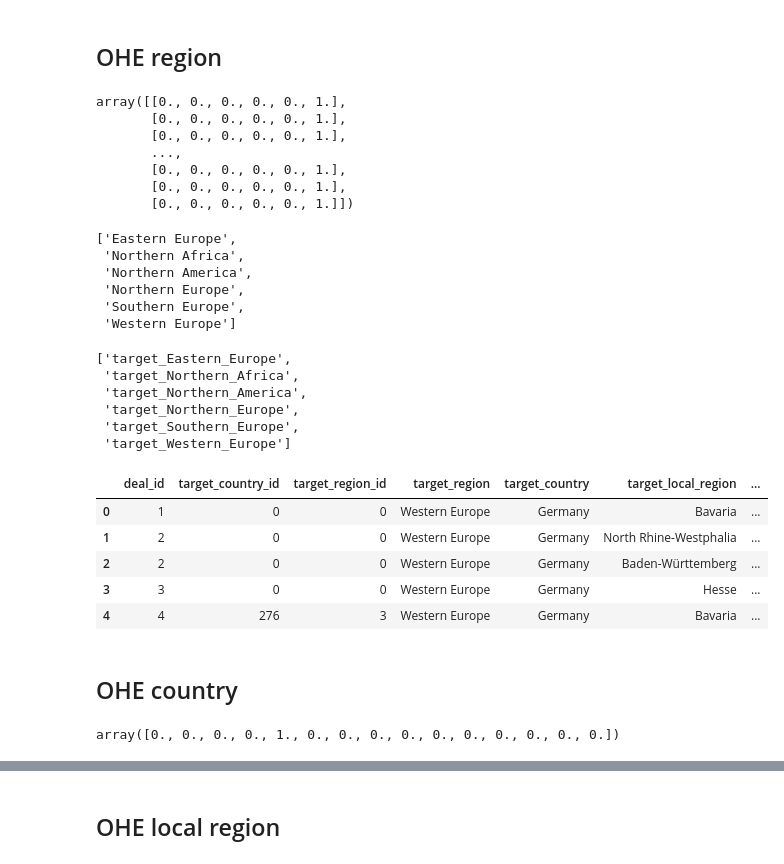
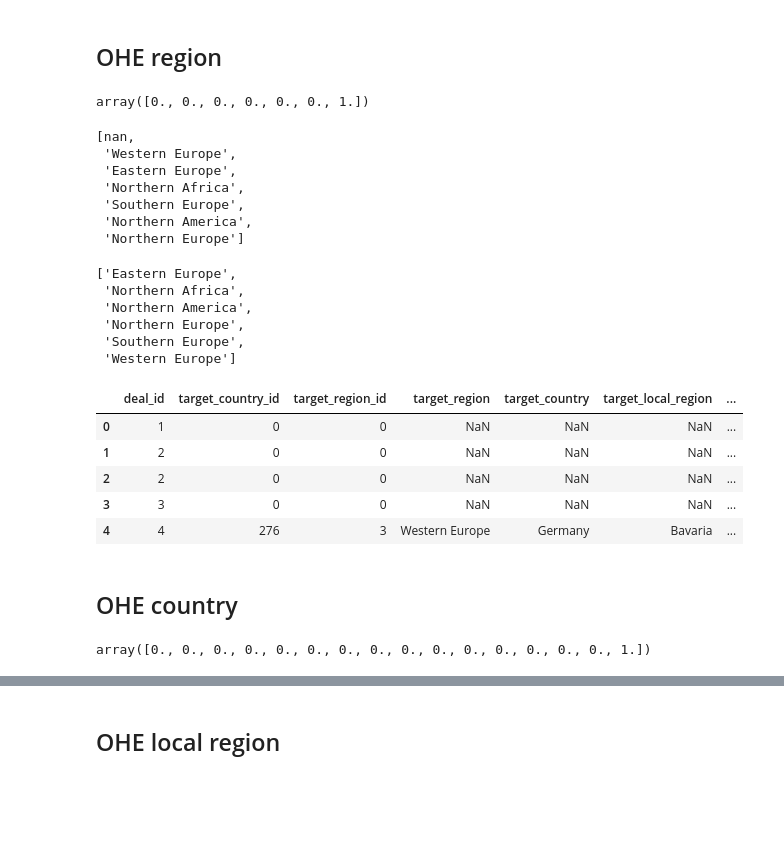
Before and after one commit to michabrz/DealMatch, a Jupyter notebook: notebooks/adding_local_regions.ipynb, the cells around one changed output, grey strips where cells are left out. Saved outputs shown, nothing was run; the diff lists cells and outputs as text; code cells hidden in the pictures; blank space fills up the shorter version.

Commit message:
corrected ohe of regions

```diff
--- a/notebooks/adding_local_regions.ipynb
+++ b/notebooks/adding_local_regions.ipynb
@@ -228,3 +236,3 @@ Name: target_region, dtype: int64
 # %%
-target_matched['target_region']=target_matched.target_region.fillna('Western Europe')
+# target_matched['target_region']=target_matched.target_region.fillna('Western Europe')
 # %%
@@ -249,3 +240,3 @@ Name: target_country, dtype: int64
 # %%
-target_matched['target_country']=target_matched.target_country.fillna('Germany')
+# target_matched['target_country']=target_matched.target_country.fillna('Germany')
 # %%
@@ -291,8 +246,8 @@ target_matched.head(30)
 # %%
-import random
-import numpy as np
-local_regions = ['Bavaria', 'North Rhine-Westphalia', 'Baden-Württemberg', 'Hesse', 'Lower Saxony']
-target_matched['rand_local_region'] = np.resize(local_regions, len(target_matched))
-target_matched['target_local_region'] = target_matched.target_local_region.fillna(target_matched.rand_local_region)
-target_matched.drop(['rand_local_region'], axis=1, inplace=True)
-target_matched.head(30)
+# import random
+# import numpy as np
+# local_regions = ['Bavaria', 'North Rhine-Westphalia', 'Baden-Württemberg', 'Hesse', 'Lower Saxony']
+# target_matched['rand_local_region'] = np.resize(local_regions, len(target_matched))
+# target_matched['target_local_region'] = target_matched.target_local_region.fillna(target_matched.rand_local_region)
+# target_matched.drop(['rand_local_region'], axis=1, inplace=True)
+# target_matched.head(30)
@@ -325,47 +262,49 @@ ohe.fit(target_matched[['target_region']])
 
 target_encoded = ohe.transform(target_matched[['target_region']])
 # %%
-target_encoded
+target_encoded[0]
 # %% [output]
-array([[0., 0., 0., 0., 0., 1.],
-       [0., 0., 0., 0., 0., 1.],
-       [0., 0., 0., 0., 0., 1.],
-       ...,
-       [0., 0., 0., 0., 0., 1.],
-       [0., 0., 0., 0., 0., 1.],
-       [0., 0., 0., 0., 0., 1.]])
+array([0., 0., 0., 0., 0., 0., 1.])
 # %%
-sorted(list(target_matched.target_region.unique()))
+list(target_matched.target_region.unique())
 # %% [output]
-['Eastern Europe',
+[nan,
+ 'Western Europe',
+ 'Eastern Europe',
  'Northern Africa',
+ 'Southern Europe',
  'Northern America',
- 'Northern Europe',
- 'Southern Europe',
- 'Western Europe']
+ 'Northern Europe']
+# %%
+sorted(['Western Europe',
+ 'Eastern Europe',
+ 'Northern Africa',
+ 'Southern Europe',
+ 'Northern America',
+ 'Northern Europe'])
+# %% [output]
+['Eastern Europe',
+ 'Northern Africa',
+ 'Northern America',
+ 'Northern Europe',
+ 'Southern Europe',
+ 'Western Europe']
 # %%
-target_regions = sorted(list(target_matched.target_region.unique()))
-target_regions = [x.replace(' ','_') for x in target_regions]
-target_regions = [f'target_{x}' for x in target_regions]
-target_regions
+# target_regions = sorted(list(target_matched.target_region.unique()))
+# target_regions = [x.replace(' ','_') for x in target_regions]
+# target_regions = [f'target_{x}' for x in target_regions]
+# target_regions
-# %% [output]
-['target_Eastern_Europe',
- 'target_Northern_Africa',
- 'target_Northern_America',
- 'target_Northern_Europe',
- 'target_Southern_Europe',
- 'target_Western_Europe']
 # %%
 encoded_df = target_matched.copy()
 # %%
-encoded_df['target_Eastern_Europe'], encoded_df['target_Northern_Africa'], encoded_df['target_Northern_America'], encoded_df['target_Northern_Europe'], encoded_df['target_Southern_Europe'], encoded_df['target_Western_Europe'] = target_encoded.T
+encoded_df['target_Eastern_Europe'], encoded_df['target_Northern_Africa'], encoded_df['target_Northern_America'], encoded_df['target_Northern_Europe'], encoded_df['target_Southern_Europe'], encoded_df['target_Western_Europe'], encoded_df['NaN_region'] = target_encoded.T
 encoded_df.head()
 # %% [output]
 |  | deal_id | target_country_id | target_region_id | target_region | target_country | target_local_region | ... |
-| 0 | 1 | 0 | 0 | Western Europe | Germany | Bavaria | ... |
-| 1 | 2 | 0 | 0 | Western Europe | Germany | North Rhine-Westphalia | ... |
-| 2 | 2 | 0 | 0 | Western Europe | Germany | Baden-Württemberg | ... |
-| 3 | 3 | 0 | 0 | Western Europe | Germany | Hesse | ... |
+| 0 | 1 | 0 | 0 | NaN | NaN | NaN | ... |
+| 1 | 2 | 0 | 0 | NaN | NaN | NaN | ... |
+| 2 | 2 | 0 | 0 | NaN | NaN | NaN | ... |
+| 3 | 3 | 0 | 0 | NaN | NaN | NaN | ... |
 | 4 | 4 | 276 | 3 | Western Europe | Germany | Bavaria | ... |
 # %% [markdown]
 ## OHE country
@@ -378,5 +317,5 @@ target_country_encoded = ohe.transform(target_matched[['target_country']])
 # %%
 target_country_encoded[34]
 # %% [output]
-array([0., 0., 0., 0., 1., 0., 0., 0., 0., 0., 0., 0., 0., 0., 0.])
+array([0., 0., 0., 0., 0., 0., 0., 0., 0., 0., 0., 0., 0., 0., 0., 1.])
 # %%
```
Also changed, not shown: parts of 23 cells of this notebook.
